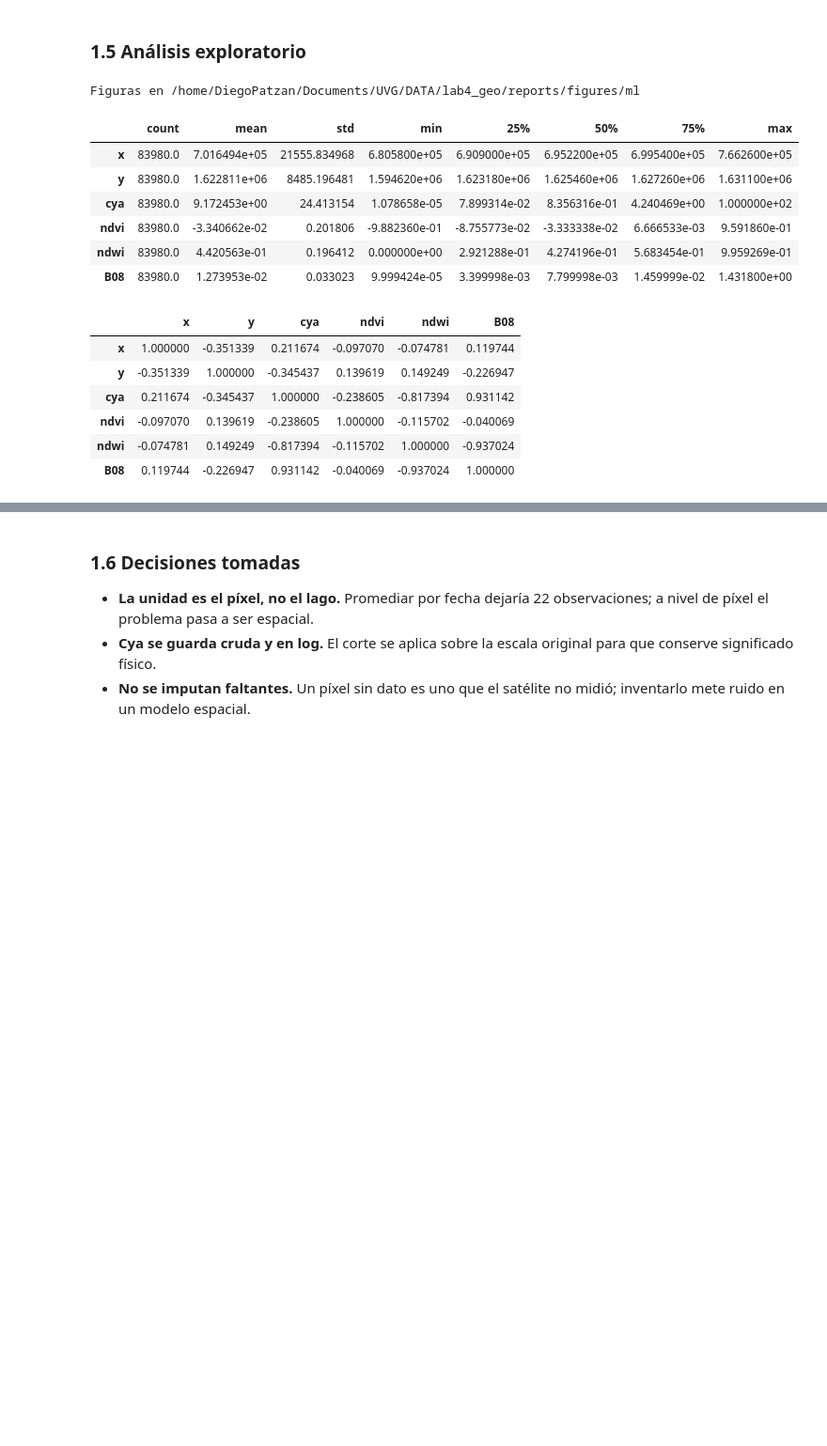
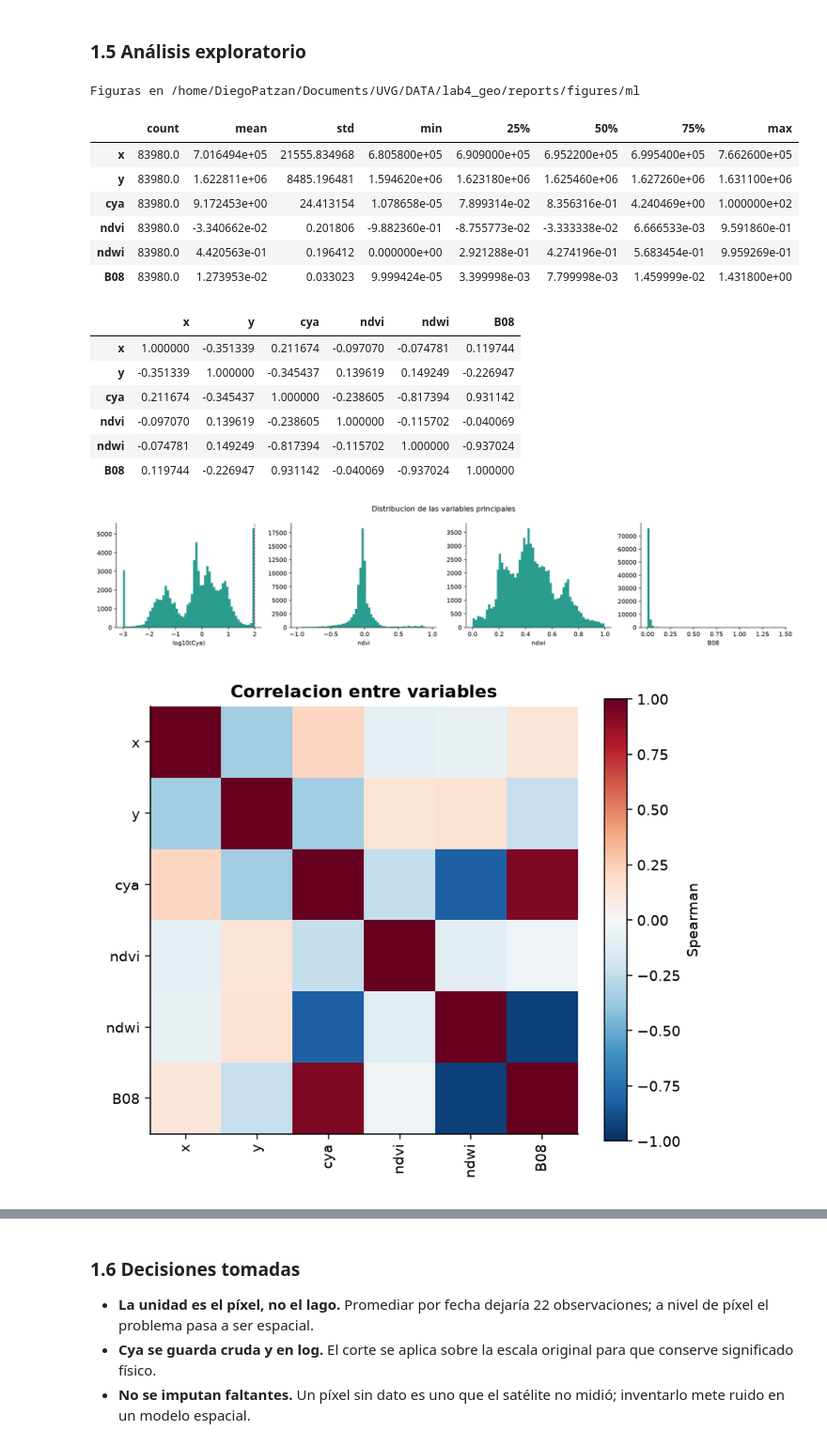
Before and after one commit to UVG-Tareas-y-proyectos/laboratorio4_ds, a Jupyter notebook: notebooks/laboratorio-4-datos-geoespaciales.ipynb, the cells around one changed output, grey strips where cells are left out. Shown at 94% size. Saved outputs shown, nothing was run; the diff lists cells and outputs as text; code cells hidden in the pictures; blank space fills up the shorter version.

```diff
--- a/notebooks/laboratorio-4-datos-geoespaciales.ipynb
+++ b/notebooks/laboratorio-4-datos-geoespaciales.ipynb
@@ -357,20 +357,24 @@ display(resumen["variables"])
 # %%
 exploracion = eda(crudo)
 display(exploracion["descriptivas"])
 display(exploracion["correlaciones"])
+for figura in ("histogramas.png", "correlaciones.png", "dispersion_espacial.png"):
+    display(Image(filename=str((RAIZ / "reports" / "figures" / "ml") / figura), width=800))
 # %% [output]
 Figuras en /home/DiegoPatzan/Documents/UVG/DATA/lab4_geo/reports/figures/ml
 |  | count | mean | std | min | 25% | 50% | 75% | max |
 | x | 83980.0 | 7.016494e+05 | 21555.834968 | 6.805800e+05 | 6.909000e+05 | 6.952200e+05 | 6.995400e+05 | 7.662600e+05 |
 | y | 83980.0 | 1.622811e+06 | 8485.196481 | 1.594620e+06 | 1.623180e+06 | 1.625460e+06 | 1.627260e+06 | 1.631100e+06 |
 | cya | 83980.0 | 9.172453e+00 | 24.413154 | 1.078658e-05 | 7.899314e-02 | 8.356316e-01 | 4.240469e+00 | 1.000000e+02 |
 | ndvi | 83980.0 | -3.340662e-02 | 0.201806 | -9.882360e-01 | -8.755773e-02 | -3.333338e-02 | 6.666533e-03 | 9.591860e-01 |
 | ndwi | 83980.0 | 4.420563e-01 | 0.196412 | 0.000000e+00 | 2.921288e-01 | 4.274196e-01 | 5.683454e-01 | 9.959269e-01 |
 | B08 | 83980.0 | 1.273953e-02 | 0.033023 | 9.999424e-05 | 3.399998e-03 | 7.799998e-03 | 1.459999e-02 | 1.431800e+00 |
 |  | x | y | cya | ndvi | ndwi | B08 |
 | x | 1.000000 | -0.351339 | 0.211674 | -0.097070 | -0.074781 | 0.119744 |
 | y | -0.351339 | 1.000000 | -0.345437 | 0.139619 | 0.149249 | -0.226947 |
 | cya | 0.211674 | -0.345437 | 1.000000 | -0.238605 | -0.817394 | 0.931142 |
 | ndvi | -0.097070 | 0.139619 | -0.238605 | 1.000000 | -0.115702 | -0.040069 |
 | ndwi | -0.074781 | 0.149249 | -0.817394 | -0.115702 | 1.000000 | -0.937024 |
 | B08 | 0.119744 | -0.226947 | 0.931142 | -0.040069 | -0.937024 | 1.000000 |
+[figure, added]
+[figure, added]
```
Also changed, not shown: parts of 22 cells of this notebook, 2 other files.
